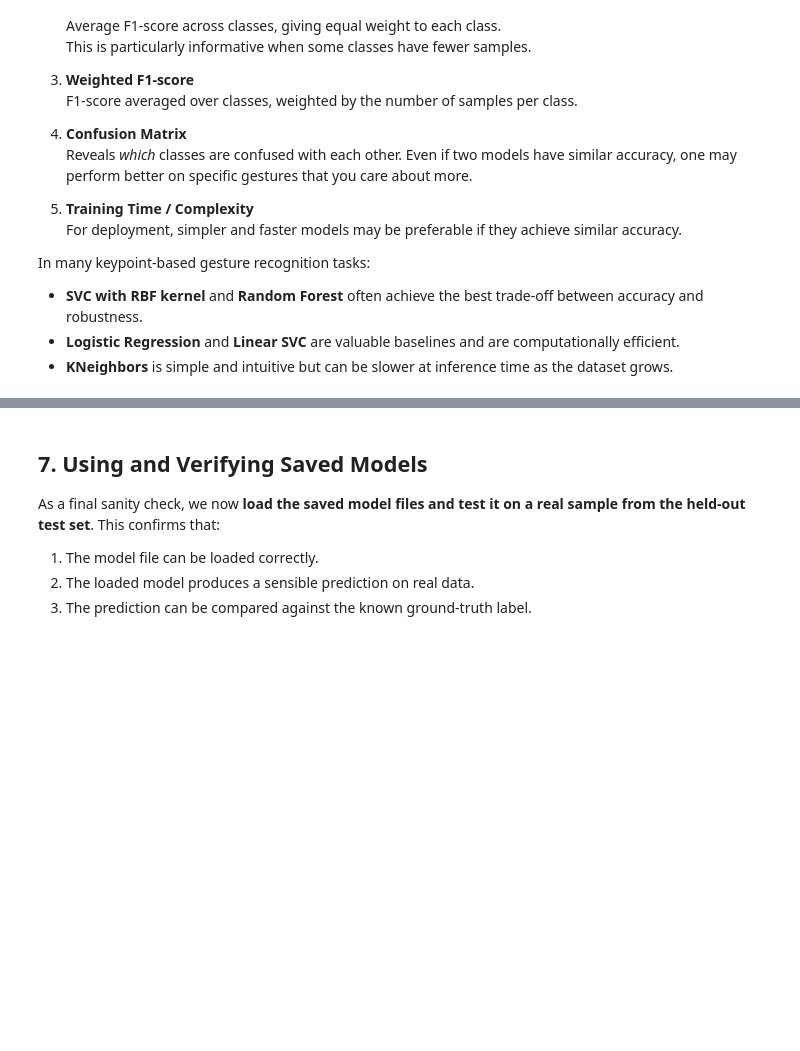
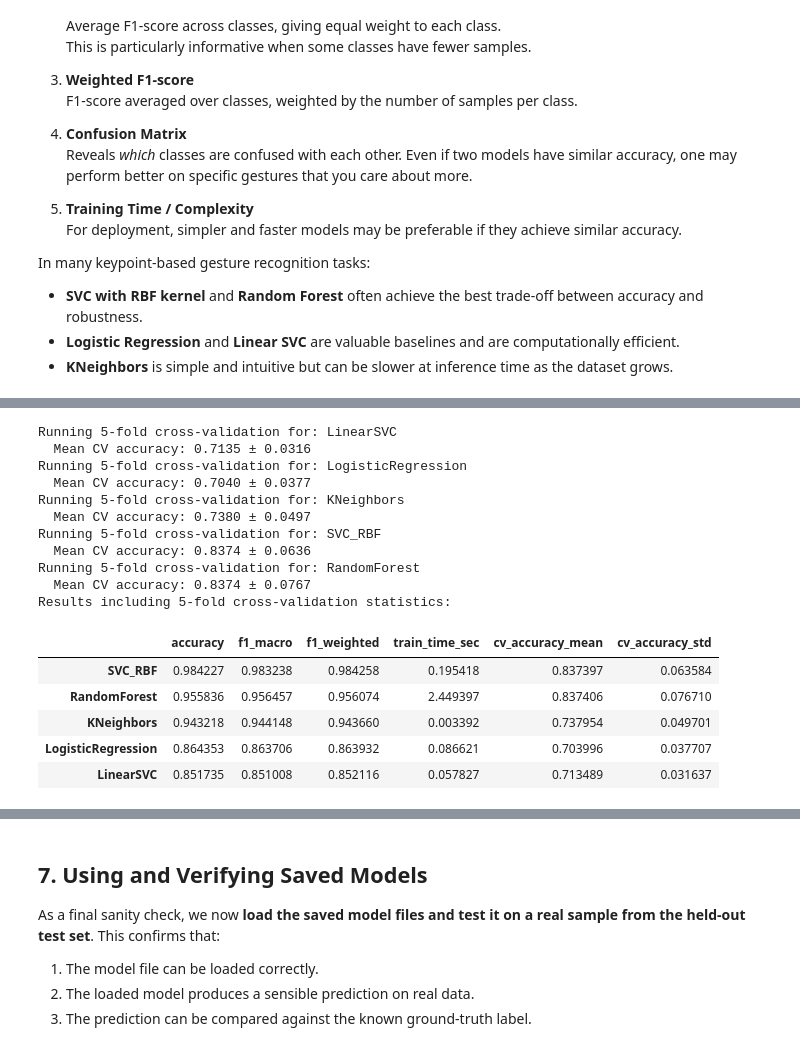
Before and after one commit to NatBrian/mediapipe-hand-recognition, a Jupyter notebook: notebooks/keypoint_training_baseline.ipynb, the cells around one changed output, grey strips where cells are left out. Drawn from its saved outputs; the diff is of its cells as text; code cells hidden in the pictures; blank space fills up the shorter version.

```diff
--- a/notebooks/keypoint_training_baseline.ipynb
+++ b/notebooks/keypoint_training_baseline.ipynb
@@ -553,0 +593,47 @@ In many keypoint-based gesture recognition tasks:
+# %%
+from sklearn.model_selection import cross_val_score
+
+cv_results = {}
+
+for name, model in models.items():
+    print(f"Running 5-fold cross-validation for: {name}")
+    # cross_val_score will clone and refit the model internally for each fold
+    scores = cross_val_score(
+        model,
+        X_dataset,
+        y_dataset,
+        cv=5,
+        scoring="accuracy",
+        n_jobs=-1,
+    )
+    cv_results[name] = {
+        "cv_accuracy_mean": scores.mean(),
+        "cv_accuracy_std": scores.std(),
+    }
+    print(f"  Mean CV accuracy: {scores.mean():.4f} \u00b1 {scores.std():.4f}")
+
+cv_df = pd.DataFrame(cv_results).T
+cv_df
+
+# Merge cross-validation statistics into the existing results DataFrame
+results_with_cv = results_df.join(cv_df)
+print("Results including 5-fold cross-validation statistics:")
+results_with_cv
+# %% [output]
+Running 5-fold cross-validation for: LinearSVC
+  Mean CV accuracy: 0.7135 ± 0.0316
+Running 5-fold cross-validation for: LogisticRegression
+  Mean CV accuracy: 0.7040 ± 0.0377
+Running 5-fold cross-validation for: KNeighbors
+  Mean CV accuracy: 0.7380 ± 0.0497
+Running 5-fold cross-validation for: SVC_RBF
+  Mean CV accuracy: 0.8374 ± 0.0636
+Running 5-fold cross-validation for: RandomForest
+  Mean CV accuracy: 0.8374 ± 0.0767
+Results including 5-fold cross-validation statistics:
+|  | accuracy | f1_macro | f1_weighted | train_time_sec | cv_accuracy_mean | cv_accuracy_std |
+| SVC_RBF | 0.984227 | 0.983238 | 0.984258 | 0.195418 | 0.837397 | 0.063584 |
+| RandomForest | 0.955836 | 0.956457 | 0.956074 | 2.449397 | 0.837406 | 0.076710 |
+| KNeighbors | 0.943218 | 0.944148 | 0.943660 | 0.003392 | 0.737954 | 0.049701 |
+| LogisticRegression | 0.864353 | 0.863706 | 0.863932 | 0.086621 | 0.703996 | 0.037707 |
+| LinearSVC | 0.851735 | 0.851008 | 0.852116 | 0.057827 | 0.713489 | 0.031637 |
```
Also changed, not shown: parts of 14 cells of this notebook.
